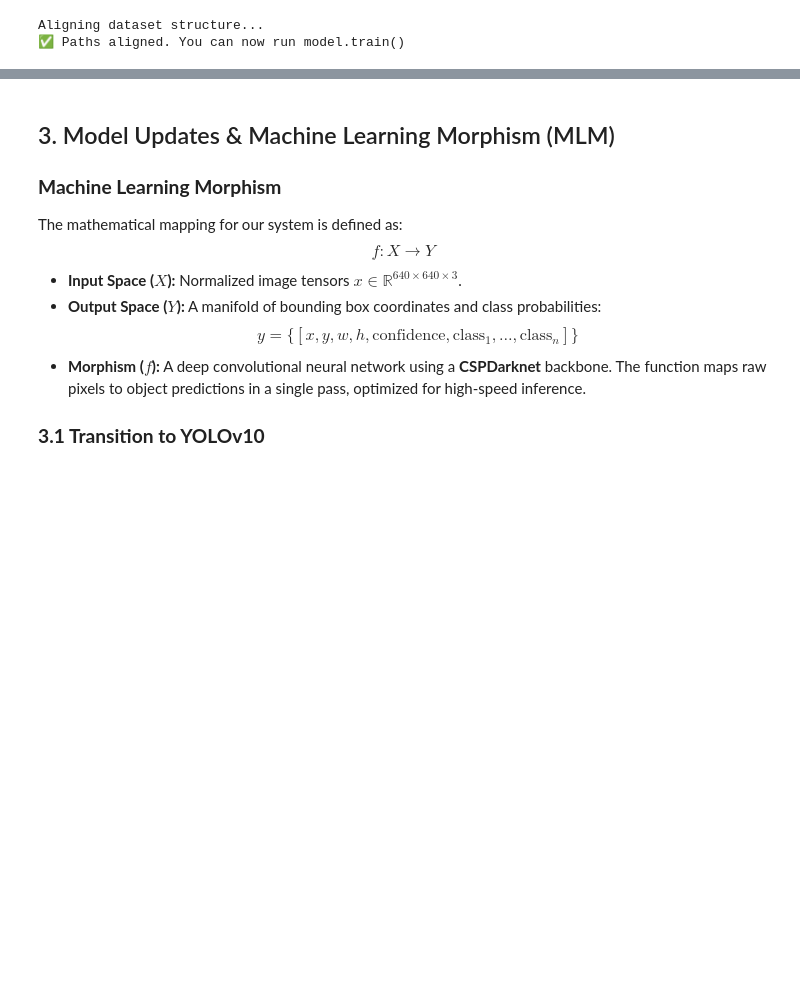
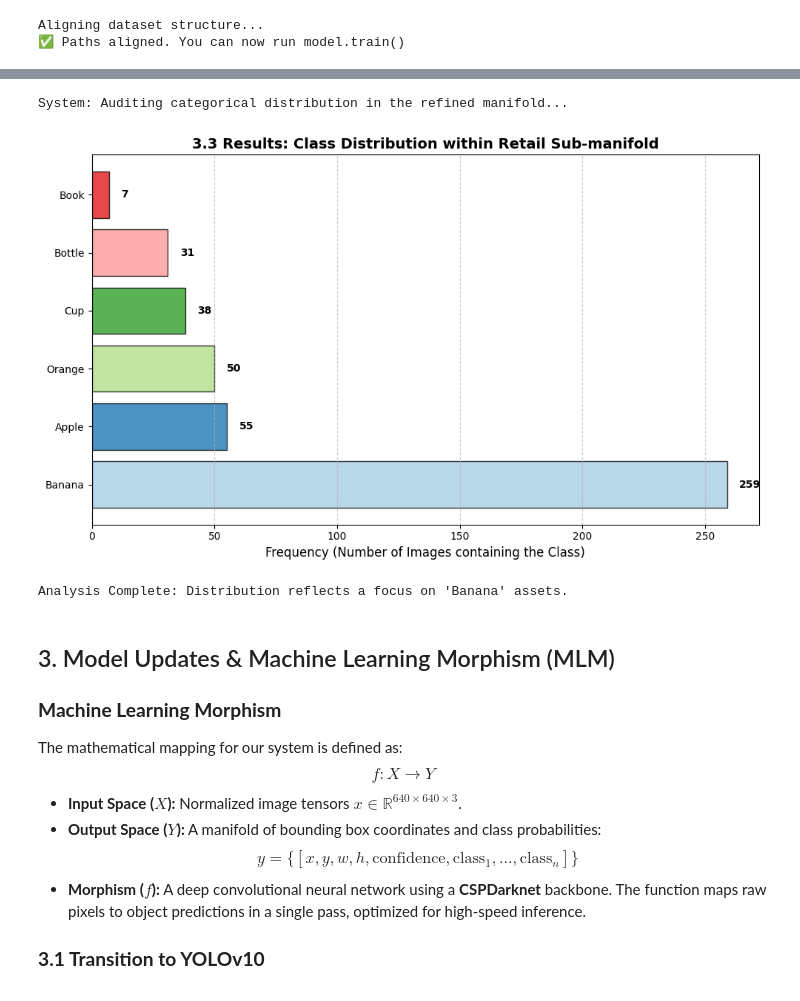
Before and after one commit to YuanFan666/Project-for-ESE-5971, a Jupyter notebook: MidSemester_Report_Coconut.ipynb, the cells around one changed output, grey strips where cells are left out. Drawn from its saved outputs; the diff is of its cells as text; code cells hidden in the pictures; blank space fills up the shorter version.

```diff
--- a/MidSemester_Report_Coconut.ipynb
+++ b/MidSemester_Report_Coconut.ipynb
@@ -566,0 +393,51 @@ Estimated time for 20k images: 64.28 minutes
+# %%
+# Section 3.3: Quantitative Analysis of the Retail Sub-manifold Distribution
+import matplotlib.pyplot as plt
+import collections
+
+# Mapping IDs to readable names for the report
+class_map = {
+    '39': 'Bottle', '41': 'Cup', '46': 'Banana',
+    '47': 'Apple', '49': 'Orange', '73': 'Book'
+}
+
+print("System: Auditing categorical distribution in the refined manifold...")
+
+# Count occurrences of each target class in our refined_list
+category_counts = collections.defaultdict(int)
+
+# Use the first 500 samples indexed in Section 3.0
+for lb_name in [f.replace('.jpg', '.txt') for f in refined_list]:
+    lb_path = os.path.join(LABEL_DIR, lb_name)
+    if os.path.exists(lb_path):
+        with open(lb_path, 'r') as f:
+            classes_in_file = set(line.split()[0] for line in f.readlines())
+            for cls in classes_in_file:
+                if cls in class_map:
+                    category_counts[class_map[cls]] += 1
+
+# Sorting data for visualization
+sorted_counts = dict(sorted(category_counts.items(), key=lambda item: item[1], reverse=True))
+
+# Visualization
+plt.figure(figsize=(10, 6))
+colors = plt.cm.Paired(range(len(sorted_counts)))
+bars = plt.barh(list(sorted_counts.keys()), list(sorted_counts.values()), color=colors, edgecolor='black', alpha=0.8)
+
+plt.title("3.3 Results: Class Distribution within Retail Sub-manifold", fontsize=14, fontweight='bold')
+plt.xlabel("Frequency (Number of Images containing the Class)", fontsize=12)
+plt.grid(axis='x', linestyle='--', alpha=0.6)
+
+# Adding value labels to each bar
+for bar in bars:
+    width = bar.get_width()
+    plt.text(width + 5, bar.get_y() + bar.get_height()/2, f'{int(width)}', va='center', fontweight='bold')
+
+plt.tight_layout()
+plt.show()
+
+print(f"Analysis Complete: Distribution reflects a focus on '{list(sorted_counts.keys())[0]}' assets.")
+# %% [output]
+System: Auditing categorical distribution in the refined manifold...
+[figure, added]
+Analysis Complete: Distribution reflects a focus on 'Banana' assets.
```
Also changed, not shown: parts of 14 cells of this notebook.
